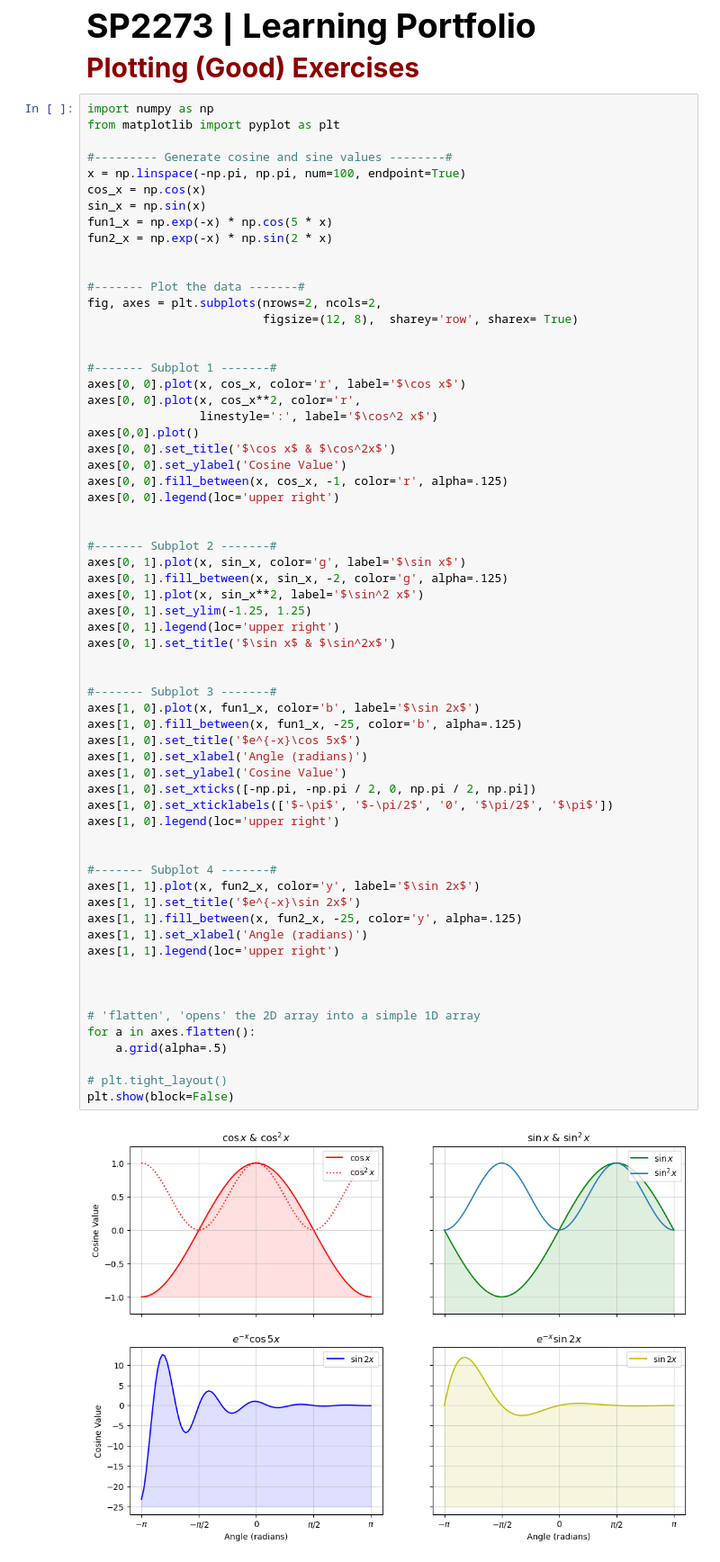
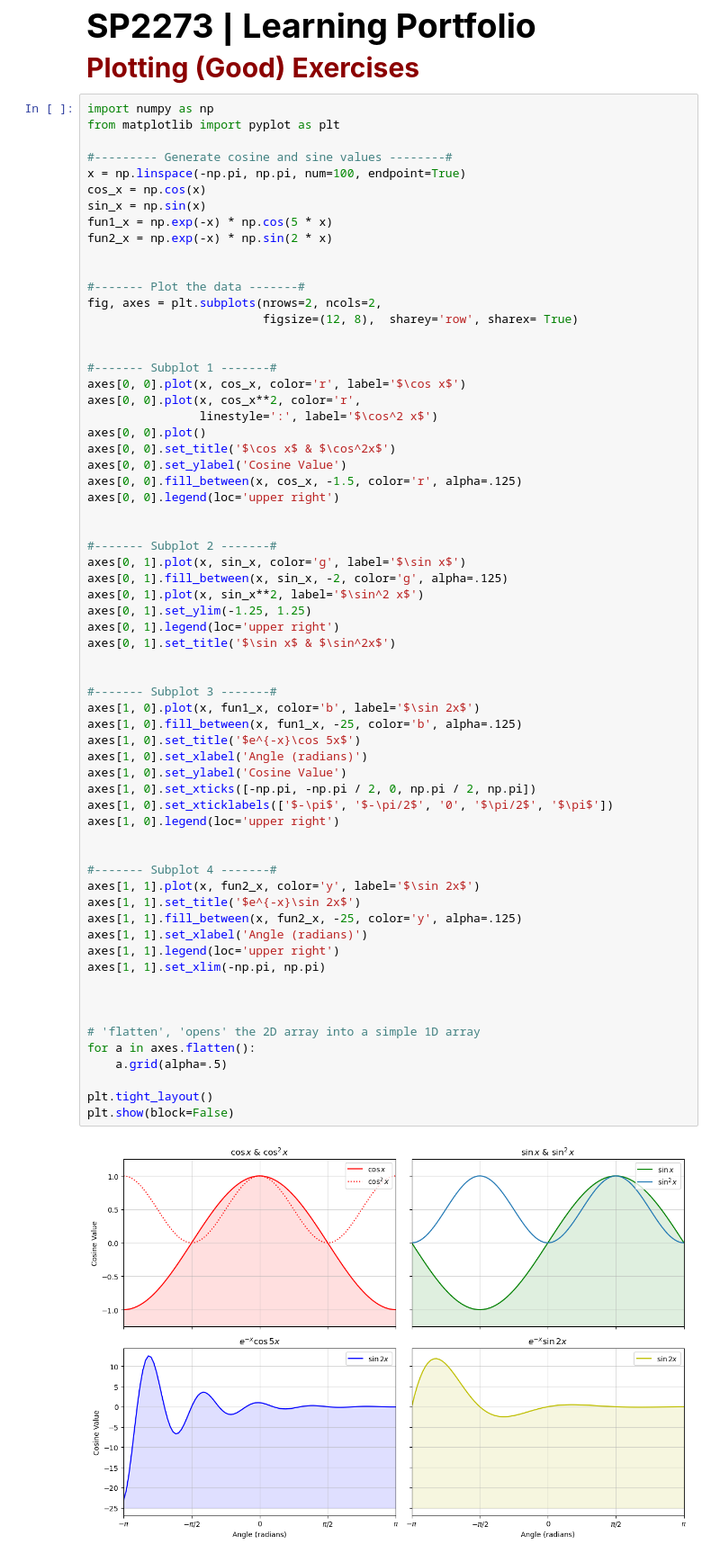
Before and after one commit to SPS-SP2273/learning-portfolio-engmegan2006-debug, a Jupyter notebook: 7.2_plotting__exercises/plotting_(good)_exercises.ipynb, the cells around one changed output. Shown: that part at 90% size. Saved outputs shown, nothing was run; the diff lists cells and outputs as text.

Commit message:
plotting_(good) Version 2

```diff
--- a/7.2_plotting__exercises/plotting_(good)_exercises.ipynb
+++ b/7.2_plotting__exercises/plotting_(good)_exercises.ipynb
@@ -21,10 +21,10 @@ fig, axes = plt.subplots(nrows=2, ncols=2,
 axes[0, 0].plot(x, cos_x, color='r', label='$\cos x$')
 axes[0, 0].plot(x, cos_x**2, color='r',
                 linestyle=':', label='$\cos^2 x$')
-axes[0,0].plot()
+axes[0, 0].plot()
 axes[0, 0].set_title('$\cos x$ & $\cos^2x$')
 axes[0, 0].set_ylabel('Cosine Value')
-axes[0, 0].fill_between(x, cos_x, -1, color='r', alpha=.125)
+axes[0, 0].fill_between(x, cos_x, -1.5, color='r', alpha=.125)
 axes[0, 0].legend(loc='upper right')
 
 
@@ -36,32 +36,33 @@ axes[0, 1].set_ylim(-1.25, 1.25)
 axes[0, 1].legend(loc='upper right')
 axes[0, 1].set_title('$\sin x$ & $\sin^2x$')
 
 
 #------- Subplot 3 -------#
 axes[1, 0].plot(x, fun1_x, color='b', label='$\sin 2x$')
 axes[1, 0].fill_between(x, fun1_x, -25, color='b', alpha=.125)
 axes[1, 0].set_title('$e^{-x}\cos 5x$')
 axes[1, 0].set_xlabel('Angle (radians)')
 axes[1, 0].set_ylabel('Cosine Value')
 axes[1, 0].set_xticks([-np.pi, -np.pi / 2, 0, np.pi / 2, np.pi])
 axes[1, 0].set_xticklabels(['$-\pi$', '$-\pi/2$', '0', '$\pi/2$', '$\pi$'])
 axes[1, 0].legend(loc='upper right')
 
 
 #------- Subplot 4 -------#
 axes[1, 1].plot(x, fun2_x, color='y', label='$\sin 2x$')
 axes[1, 1].set_title('$e^{-x}\sin 2x$')
 axes[1, 1].fill_between(x, fun2_x, -25, color='y', alpha=.125)
 axes[1, 1].set_xlabel('Angle (radians)')
 axes[1, 1].legend(loc='upper right')
+axes[1, 1].set_xlim(-np.pi, np.pi)
 
 
 
 # 'flatten', 'opens' the 2D array into a simple 1D array
 for a in axes.flatten():
     a.grid(alpha=.5)
 
-# plt.tight_layout()
+plt.tight_layout()
 plt.show(block=False)
 # %% [output]
-[figure, old version]
+[figure, new version]
```
Also changed, not shown: parts of 1 cell of this notebook.
